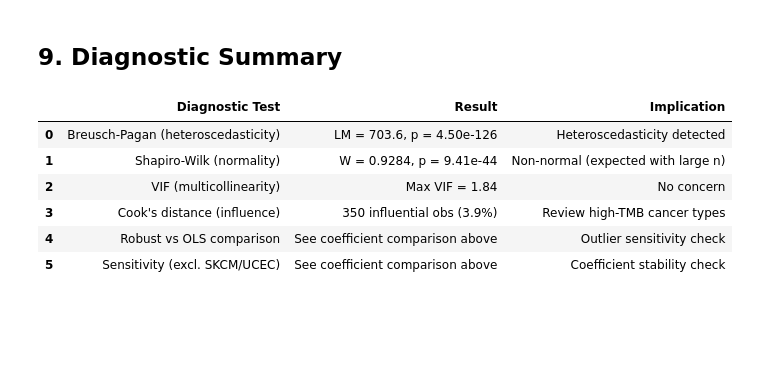
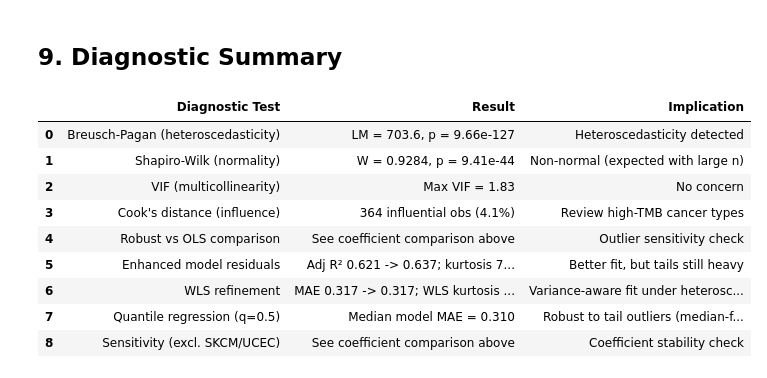
Before and after one commit to l1joseph/tmb-prediction_math189, a Jupyter notebook: notebooks/05_diagnostics.ipynb, the cells around one changed output. Cells and saved outputs as stored; diff of their text form; code cells hidden in the pictures; blank space fills up the shorter version.

```diff
--- a/notebooks/05_diagnostics.ipynb
+++ b/notebooks/05_diagnostics.ipynb
@@ -432,36 +683,56 @@ summary_data = {
     "Diagnostic Test": [
         "Breusch-Pagan (heteroscedasticity)",
         "Shapiro-Wilk (normality)",
         "VIF (multicollinearity)",
         "Cook's distance (influence)",
         "Robust vs OLS comparison",
+        "Enhanced model residuals",
+        "WLS refinement",
+        "Quantile regression (q=0.5)",
         "Sensitivity (excl. SKCM/UCEC)",
     ],
     "Result": [
         f"LM = {bp_stat:.1f}, p = {bp_pval:.2e}",
         f"W = {sw_stat:.4f}, p = {sw_pval:.2e}",
         f"Max VIF = {vif_df['VIF'].max():.2f}",
         f"{len(influential)} influential obs ({len(influential)/n:.1%})",
         "See coefficient comparison above",
+        (
+            f"Adj R² {m_full.rsquared_adj:.3f} -> {m_enh.rsquared_adj:.3f}; "
+            f"kurtosis {base_kurt:.2f} -> {enh_kurt:.2f}; "
+            f"BP p {bp_pval:.2e} -> {bp_pval_enh:.2e}"
+        ),
+        (
+            f"MAE {mae_enh:.3f} -> {mae_wls:.3f}; "
+            f"WLS kurtosis {wls_kurt:.2f}; "
+            f"WLS BP p {bp_pval_wls:.2e}"
+        ),
+        f"Median model MAE = {mae_qr:.3f}",
         "See coefficient comparison above",
     ],
     "Implication": [
         "Heteroscedasticity detected" if bp_pval < 0.05 else "Homoscedastic",
         "Non-normal (expected with large n)" if sw_pval < 0.05 else "Normal",
         "Collinearity concern" if vif_df['VIF'].max() > 5 else "No concern",
         "Review high-TMB cancer types",
         "Outlier sensitivity check",
+        "Better fit, but tails still heavy",
+        "Variance-aware fit under heteroscedasticity",
+        "Robust to tail outliers (median-focused)",
         "Coefficient stability check",
     ],
 }
 
 summary_table = pd.DataFrame(summary_data)
 summary_table.style.set_properties(**{"text-align": "left"})
 # %% [output]
 |  | Diagnostic Test | Result | Implication |
-| 0 | Breusch-Pagan (heteroscedasticity) | LM = 703.6, p = 4.50e-126 | Heteroscedasticity detected |
+| 0 | Breusch-Pagan (heteroscedasticity) | LM = 703.6, p = 9.66e-127 | Heteroscedasticity detected |
 | 1 | Shapiro-Wilk (normality) | W = 0.9284, p = 9.41e-44 | Non-normal (expected with large n) |
-| 2 | VIF (multicollinearity) | Max VIF = 1.84 | No concern |
-| 3 | Cook's distance (influence) | 350 influential obs (3.9%) | Review high-TMB cancer types |
+| 2 | VIF (multicollinearity) | Max VIF = 1.83 | No concern |
+| 3 | Cook's distance (influence) | 364 influential obs (4.1%) | Review high-TMB cancer types |
 | 4 | Robust vs OLS comparison | See coefficient comparison above | Outlier sensitivity check |
-| 5 | Sensitivity (excl. SKCM/UCEC) | See coefficient comparison above | Coefficient stability check |
+| 5 | Enhanced model residuals | Adj R² 0.621 -> 0.637; kurtosis 7... | Better fit, but tails still heavy |
+| 6 | WLS refinement | MAE 0.317 -> 0.317; WLS kurtosis ... | Variance-aware fit under heterosc... |
+| 7 | Quantile regression (q=0.5) | Median model MAE = 0.310 | Robust to tail outliers (median-f... |
+| 8 | Sensitivity (excl. SKCM/UCEC) | See coefficient comparison above | Coefficient stability check |
```
Also changed, not shown: parts of 15 cells of this notebook, 2 other files.
